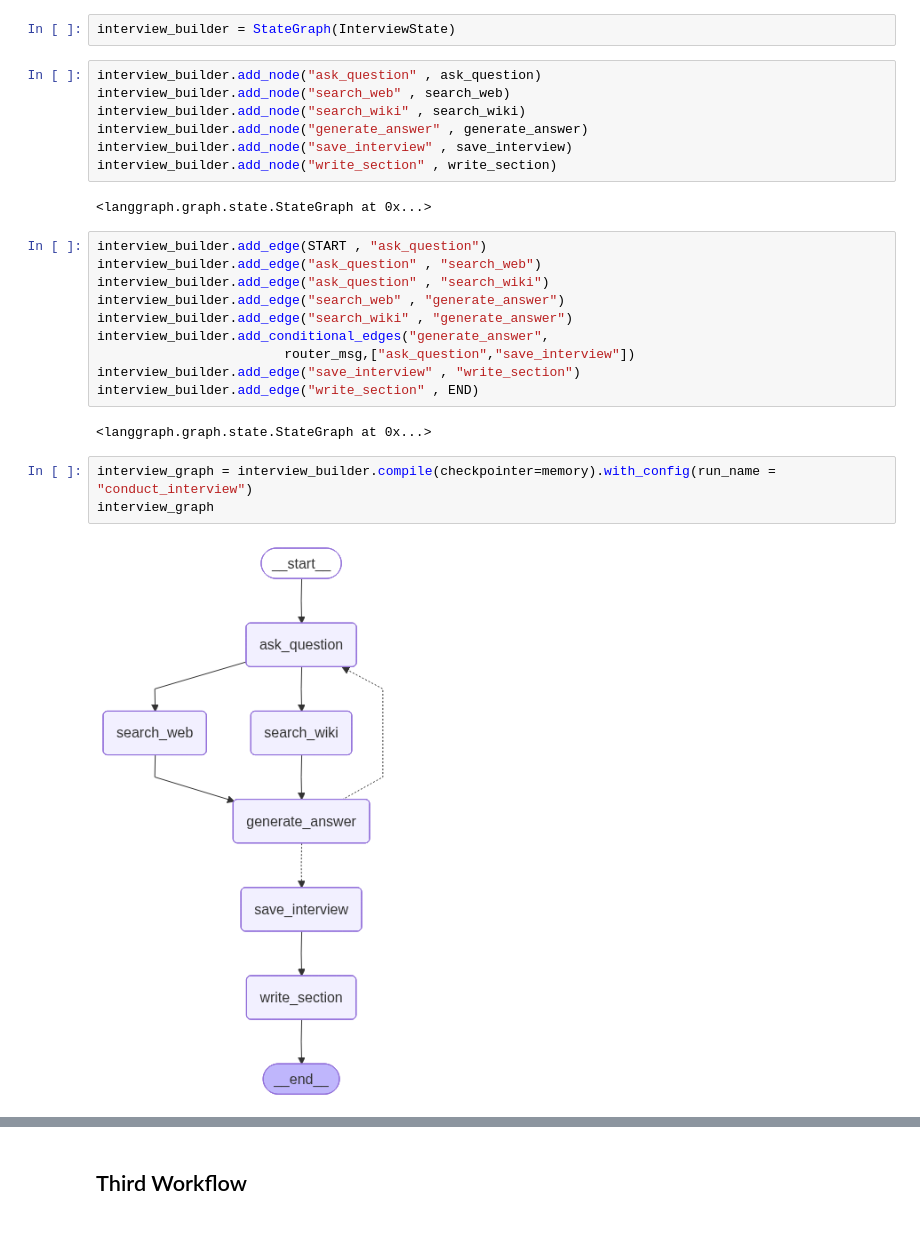
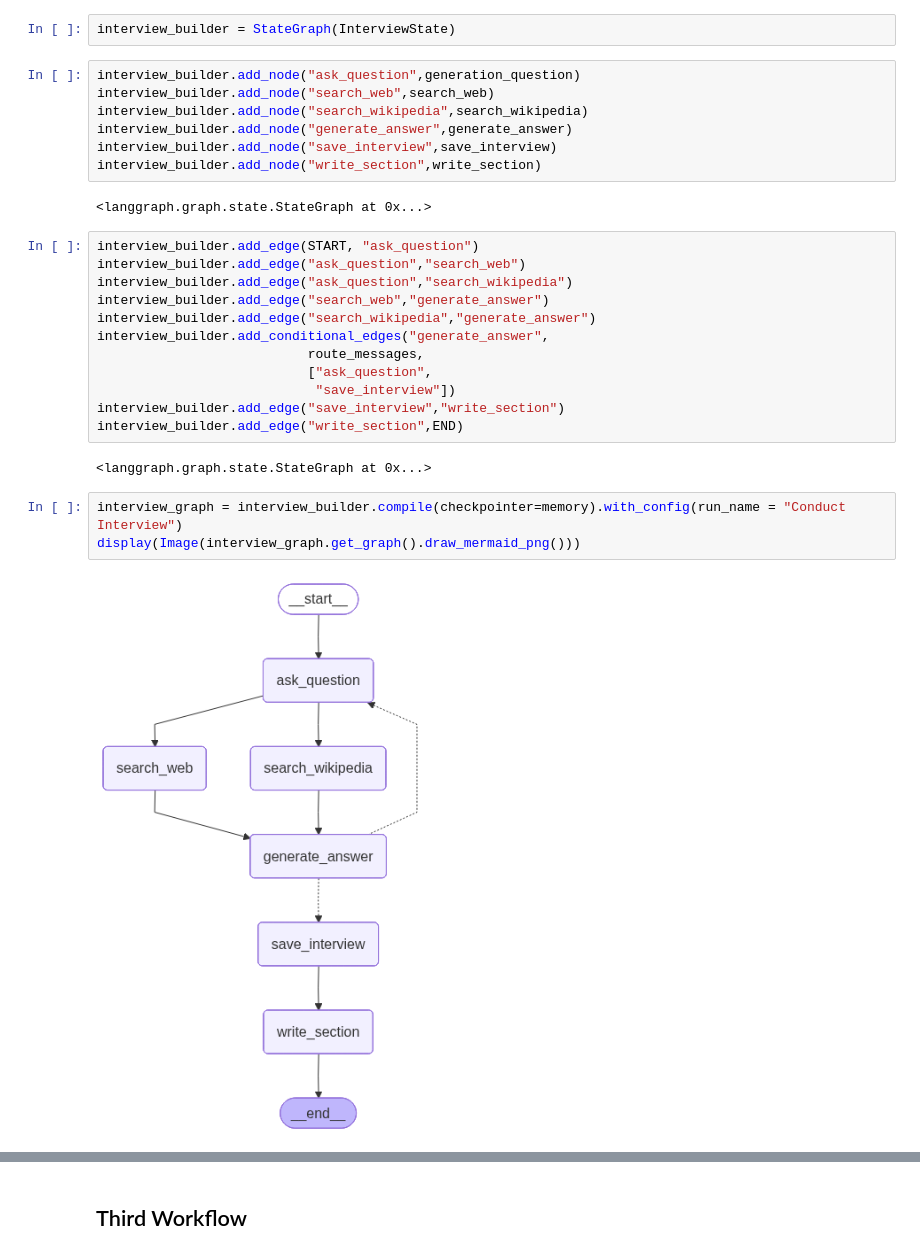
Before and after one commit to Karthiksaran-001/multi_agent_system, a Jupyter notebook: notebook/experiment.ipynb, the cells around one changed output, grey strips where cells are left out. Saved outputs shown, nothing was run; the diff lists cells and outputs as text.

```diff
--- a/notebook/experiment.ipynb
+++ b/notebook/experiment.ipynb
@@ -333,28 +738,30 @@ def router_msg(state:InterviewState):
 # %%
 interview_builder = StateGraph(InterviewState)
-# %%
-interview_builder.add_node("ask_question" , ask_question)
-interview_builder.add_node("search_web" , search_web)
-interview_builder.add_node("search_wiki" , search_wiki)
-interview_builder.add_node("generate_answer" , generate_answer)
-interview_builder.add_node("save_interview" , save_interview)
-interview_builder.add_node("write_section" , write_section)
-# %% [output]
-<langgraph.graph.state.StateGraph at 0x...>
-# %%
-interview_builder.add_edge(START , "ask_question")
-interview_builder.add_edge("ask_question" , "search_web")
-interview_builder.add_edge("ask_question" , "search_wiki")
-interview_builder.add_edge("search_web" , "generate_answer")
-interview_builder.add_edge("search_wiki" , "generate_answer")
-interview_builder.add_conditional_edges("generate_answer",
-                        router_msg,["ask_question","save_interview"])
-interview_builder.add_edge("save_interview" , "write_section")
-interview_builder.add_edge("write_section" , END)
-# %% [output]
-<langgraph.graph.state.StateGraph at 0x...>
-# %%
-interview_graph = interview_builder.compile(checkpointer=memory).with_config(run_name = "conduct_interview")
-interview_graph
-# %% [output]
-[figure, removed]
+# %%
+interview_builder.add_node("ask_question",generation_question)
+interview_builder.add_node("search_web",search_web)
+interview_builder.add_node("search_wikipedia",search_wikipedia)
+interview_builder.add_node("generate_answer",generate_answer)
+interview_builder.add_node("save_interview",save_interview)
+interview_builder.add_node("write_section",write_section)
+# %% [output]
+<langgraph.graph.state.StateGraph at 0x...>
+# %%
+interview_builder.add_edge(START, "ask_question")
+interview_builder.add_edge("ask_question","search_web")
+interview_builder.add_edge("ask_question","search_wikipedia")
+interview_builder.add_edge("search_web","generate_answer")
+interview_builder.add_edge("search_wikipedia","generate_answer")
+interview_builder.add_conditional_edges("generate_answer",
+                           route_messages,
+                           ["ask_question",
+                            "save_interview"])
+interview_builder.add_edge("save_interview","write_section")
+interview_builder.add_edge("write_section",END)
+# %% [output]
+<langgraph.graph.state.StateGraph at 0x...>
+# %%
+interview_graph = interview_builder.compile(checkpointer=memory).with_config(run_name = "Conduct Interview")
+display(Image(interview_graph.get_graph().draw_mermaid_png()))
+# %% [output]
+[figure, added]
```
Also changed, not shown: parts of 49 cells of this notebook, 1 other file.
